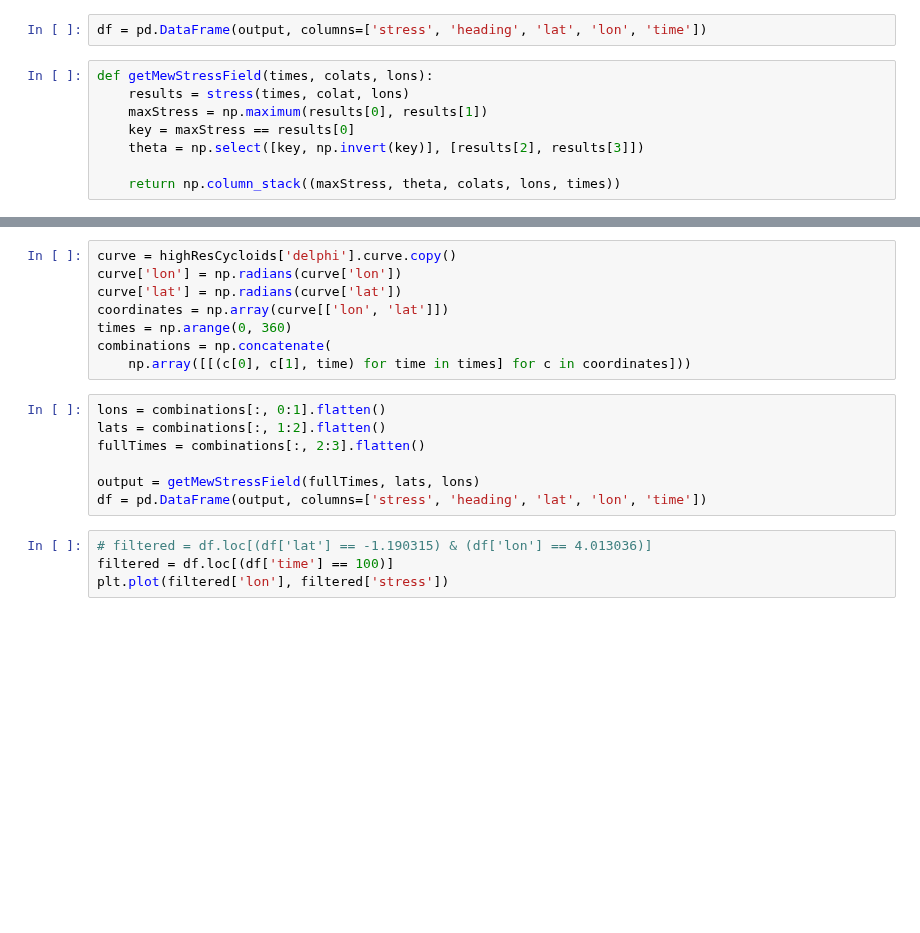
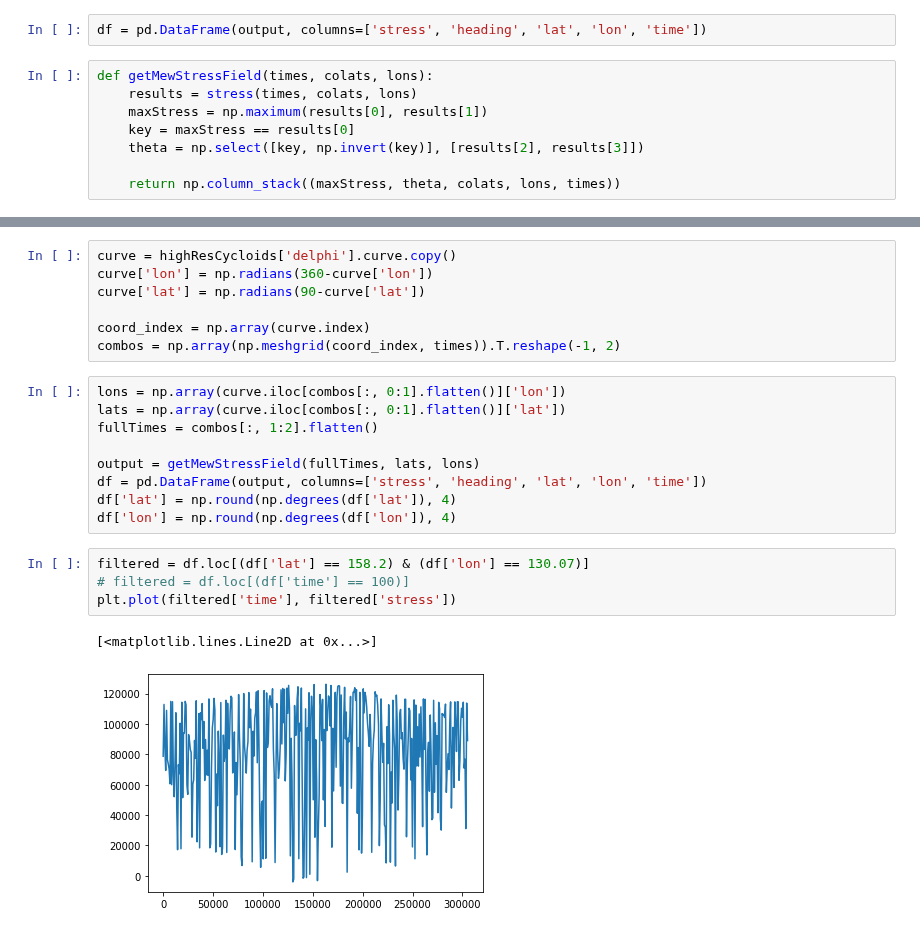
Before and after one commit to ssajous/europa-cycloids, a Jupyter notebook: src/Sympy Theano.ipynb, the cells around one changed output, grey strips where cells are left out. Cells and saved outputs as stored; diff of their text form; blank space fills up the shorter version.

Commit message:
made methods for loading stress fields using sympy and theano

```diff
--- a/src/Sympy Theano.ipynb
+++ b/src/Sympy Theano.ipynb
@@ -66,7 +66,7 @@ output
 df = pd.DataFrame(output, columns=['stress', 'heading', 'lat', 'lon', 'time'])
 # %%
 def getMewStressField(times, colats, lons):
-    results = stress(times, colat, lons)
+    results = stress(times, colats, lons)
     maxStress = np.maximum(results[0], results[1])
     key = maxStress == results[0]
     theta = np.select([key, np.invert(key)], [results[2], results[3]])
@@ -75,21 +98,25 @@ def getMewStressField(times, colats, lons):
 # %%
 curve = highResCycloids['delphi'].curve.copy()
-curve['lon'] = np.radians(curve['lon'])
-curve['lat'] = np.radians(curve['lat'])
-coordinates = np.array(curve[['lon', 'lat']])
-times = np.arange(0, 360)
-combinations = np.concatenate(
-    np.array([[(c[0], c[1], time) for time in times] for c in coordinates]))
+curve['lon'] = np.radians(360-curve['lon'])
+curve['lat'] = np.radians(90-curve['lat'])
+
+coord_index = np.array(curve.index)
+combos = np.array(np.meshgrid(coord_index, times)).T.reshape(-1, 2)
 # %%
-lons = combinations[:, 0:1].flatten()
-lats = combinations[:, 1:2].flatten()
-fullTimes = combinations[:, 2:3].flatten()
+lons = np.array(curve.iloc[combos[:, 0:1].flatten()]['lon'])
+lats = np.array(curve.iloc[combos[:, 0:1].flatten()]['lat'])
+fullTimes = combos[:, 1:2].flatten()
 
 output = getMewStressField(fullTimes, lats, lons)
 df = pd.DataFrame(output, columns=['stress', 'heading', 'lat', 'lon', 'time'])
+df['lat'] = np.round(np.degrees(df['lat']), 4)
+df['lon'] = np.round(np.degrees(df['lon']), 4)
 # %%
-# filtered = df.loc[(df['lat'] == -1.190315) & (df['lon'] == 4.013036)]
-filtered = df.loc[(df['time'] == 100)]
-plt.plot(filtered['lon'], filtered['stress'])
+filtered = df.loc[(df['lat'] == 158.2) & (df['lon'] == 130.07)]
+# filtered = df.loc[(df['time'] == 100)]
+plt.plot(filtered['time'], filtered['stress'])
+# %% [output]
+[<matplotlib.lines.Line2D at 0x...>]
+[figure, added]
 # %%
 %timeit output = getMewStressField(fullTimes, lats, lons)
```
Also changed, not shown: parts of 5 cells of this notebook, 2 other files.
